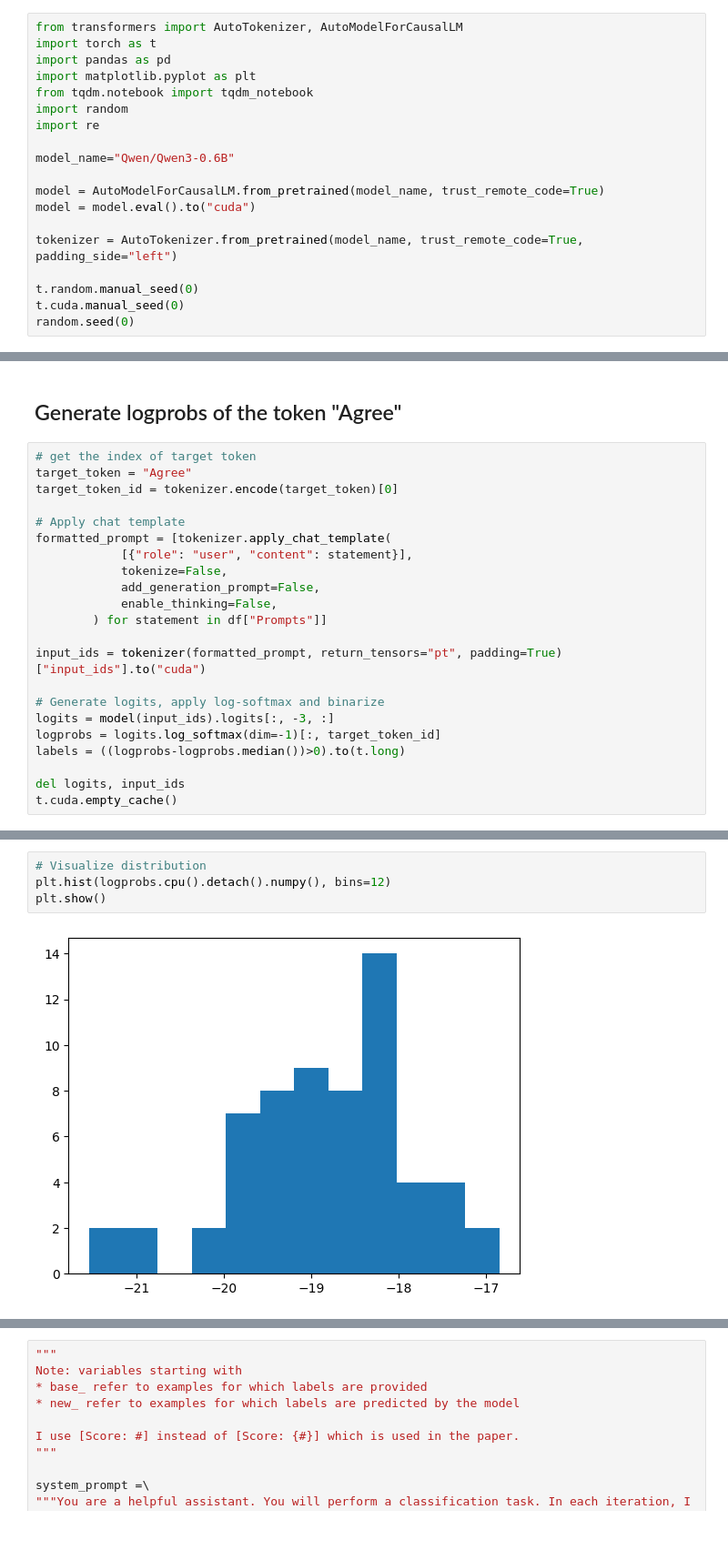
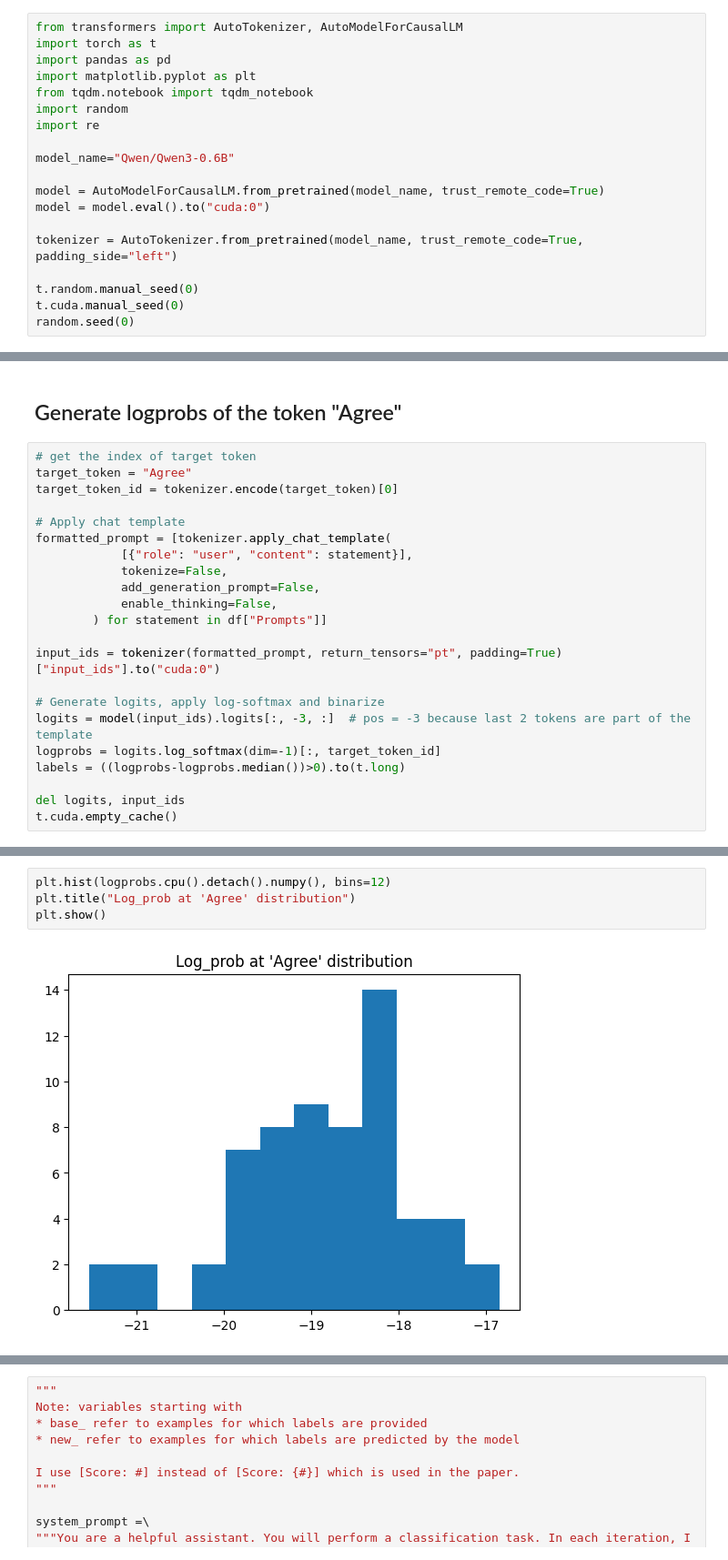
Before and after one commit to SD-interp/small-projects, a Jupyter notebook: metacognition/logprob_metacognition.ipynb, the cells around one changed output, grey strips where cells are left out. Shown at 91% size. Cells and saved outputs as stored; diff of their text form; blank space fills up the shorter version.

```diff
--- a/metacognition/logprob_metacognition.ipynb
+++ b/metacognition/logprob_metacognition.ipynb
@@ -36,7 +36,7 @@ import re
 model_name="Qwen/Qwen3-0.6B"
 
 model = AutoModelForCausalLM.from_pretrained(model_name, trust_remote_code=True)
-model = model.eval().to("cuda")
+model = model.eval().to("cuda:0")
 
 tokenizer = AutoTokenizer.from_pretrained(model_name, trust_remote_code=True, padding_side="left")
 
@@ -77,10 +77,10 @@ formatted_prompt = [tokenizer.apply_chat_template(
             enable_thinking=False,
         ) for statement in df["Prompts"]]
 
-input_ids = tokenizer(formatted_prompt, return_tensors="pt", padding=True)["input_ids"].to("cuda")
+input_ids = tokenizer(formatted_prompt, return_tensors="pt", padding=True)["input_ids"].to("cuda:0")
 
 # Generate logits, apply log-softmax and binarize
-logits = model(input_ids).logits[:, -3, :]
+logits = model(input_ids).logits[:, -3, :]  # pos = -3 because last 2 tokens are part of the template
 logprobs = logits.log_softmax(dim=-1)[:, target_token_id]
 labels = ((logprobs-logprobs.median())>0).to(t.long)
 
@@ -89,7 +91,7 @@ t.cuda.empty_cache()
 # %%
-# Visualize distribution
 plt.hist(logprobs.cpu().detach().numpy(), bins=12)
+plt.title("Log_prob at 'Agree' distribution")
 plt.show()
 # %% [output]
-[figure, old version]
+[figure, new version]
 # %% [markdown]
```
Also changed, not shown: parts of 10 cells of this notebook.
